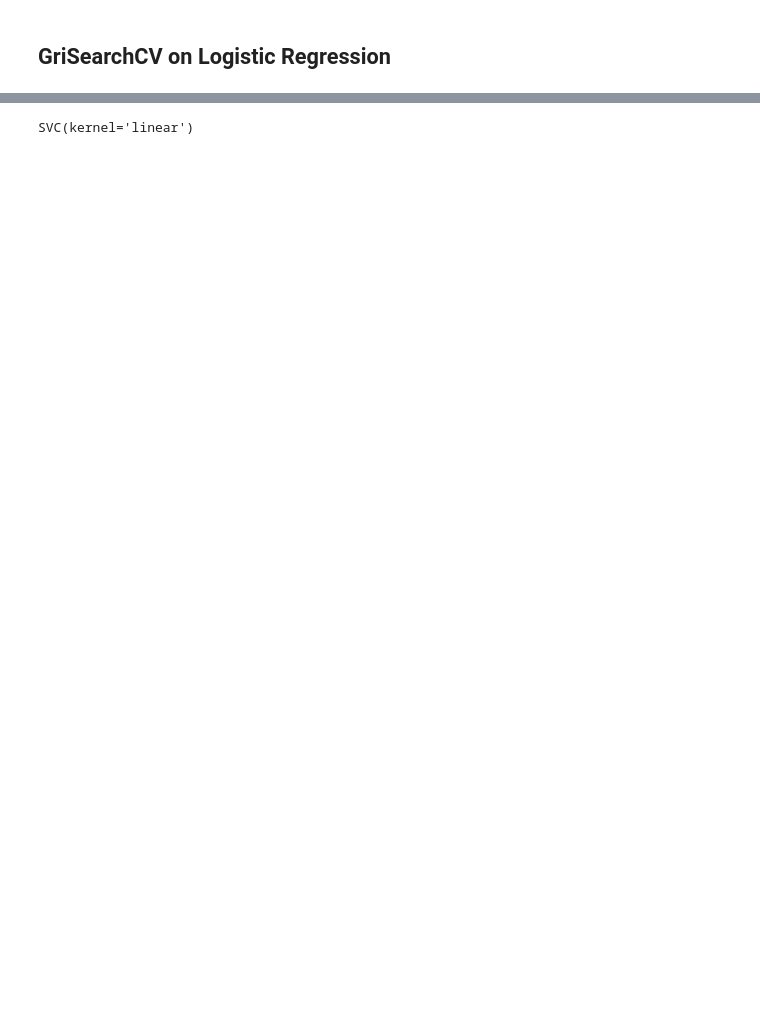
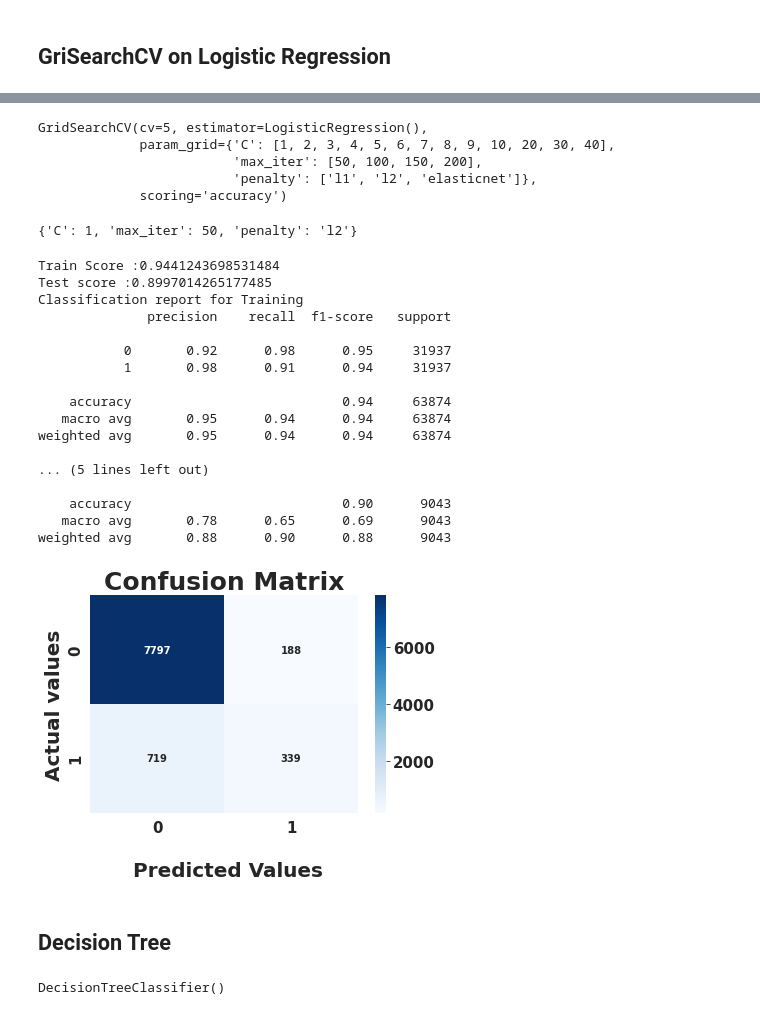
Before and after one commit to PranayUmredkar97/Bank-Marketing-Effectiveness-Prediction-Classification-Capstone-Project-, a Jupyter notebook: Bank_Marketing_Effectiveness_Prediction_Capstone_Project.ipynb, the cells around one changed output, grey strips where cells are left out. Drawn from its saved outputs; the diff is of its cells as text; code cells hidden in the pictures; blank space fills up the shorter version.

```diff
--- a/Bank_Marketing_Effectiveness_Prediction_Capstone_Project.ipynb
+++ b/Bank_Marketing_Effectiveness_Prediction_Capstone_Project.ipynb
@@ -831,4 +740,0 @@ weighted avg       0.85      0.76      0.79      9043
-# %%
-nb= GaussianNB()
-
-nb.fit(x_train,y_train)
@@ -861,4 +740,0 @@ weighted avg       0.86      0.85      0.85      9043
-# %%
-rf = RandomForestClassifier()
-
-rf.fit(x_train,y_train)
@@ -893,6 +740,0 @@ from sklearn import svm #support vector Machine
-# %%
-svm=svm.SVC(kernel='linear')
-
-svm.fit(X_train,y_train)
-# %% [output]
-SVC(kernel='linear')
@@ -902,0 +741,47 @@ model_metrics(svm,X_train,y_train,y_test,y_pred_svm)
+# %%
+LR_Grid.fit(X_train,y_train)
+# %% [output]
+GridSearchCV(cv=5, estimator=LogisticRegression(),
+             param_grid={'C': [1, 2, 3, 4, 5, 6, 7, 8, 9, 10, 20, 30, 40],
+                         'max_iter': [50, 100, 150, 200],
+                         'penalty': ['l1', 'l2', 'elasticnet']},
+             scoring='accuracy')
+# %%
+# let's check best parameter for model
+LR_Grid.best_params_
+# %% [output]
+{'C': 1, 'max_iter': 50, 'penalty': 'l2'}
+# %%
+#prediction
+y_pred_LR = LR_Grid.predict(X_test)
+y_pred_LR_train=LR_Grid.predict(X_train)
+#model metrics
+model_metrics(LR_Grid,X_train,y_train,y_test,y_pred_LR,y_pred_LR_train)
+# %% [output]
+Train Score :0.9441243698531484
+Test score :0.8997014265177485
+Classification report for Training
+              precision    recall  f1-score   support
+
+           0       0.92      0.98      0.95     31937
+           1       0.98      0.91      0.94     31937
+
+    accuracy                           0.94     63874
+   macro avg       0.95      0.94      0.94     63874
+weighted avg       0.95      0.94      0.94     63874
+
+... (5 lines left out)
+
+    accuracy                           0.90      9043
+   macro avg       0.78      0.65      0.69      9043
+weighted avg       0.88      0.90      0.88      9043
+[figure, added]
+# %% [markdown]
+## **Decision Tree**
+# %%
+#decision tree model
+dt= DecisionTreeClassifier()
+#fitting data
+dt.fit(X_train,y_train)
+# %% [output]
+DecisionTreeClassifier()
```
Also changed, not shown: parts of 68 cells of this notebook.
